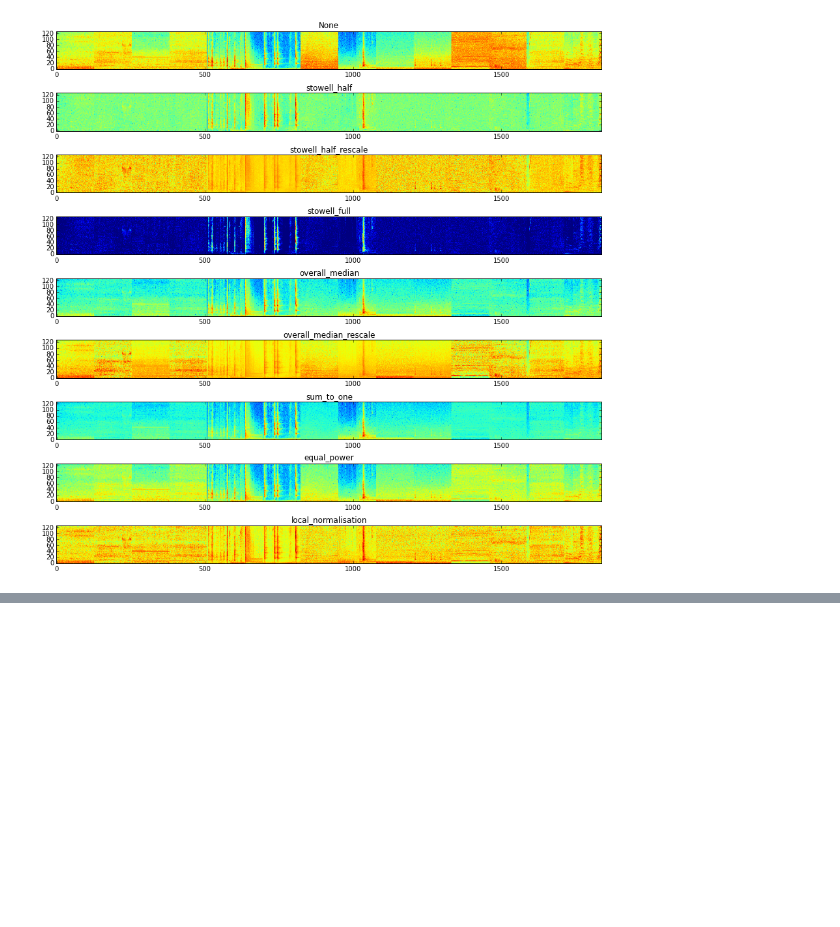
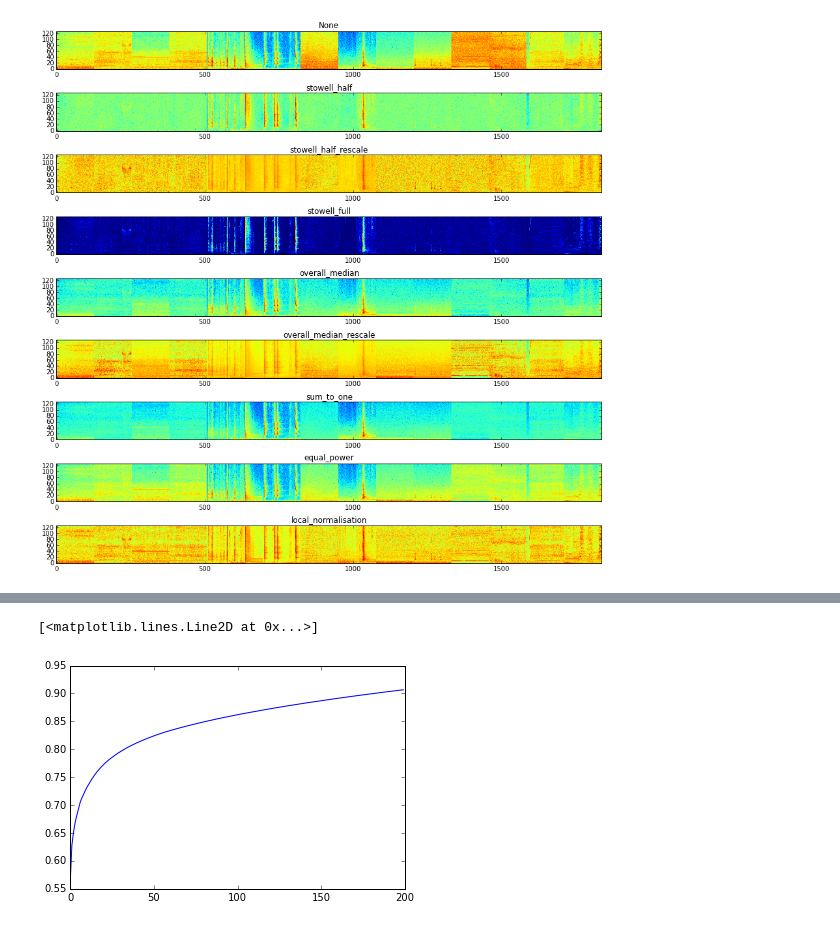
Before and after one commit to mdfirman/CityNet, a Jupyter notebook: notebooks/urban8k/notebooks/check_spectrogram.ipynb, the cells around one changed output, grey strips where cells are left out. Cells and saved outputs as stored; diff of their text form; code cells hidden in the pictures; blank space fills up the shorter version.

```diff
--- a/notebooks/urban8k/notebooks/check_spectrogram.ipynb
+++ b/notebooks/urban8k/notebooks/check_spectrogram.ipynb
@@ -167,0 +322,8 @@ for count, normalisation_strategy in enumerate(strategies):
+# %%
+from sklearn.decomposition import RandomizedPCA
+rpca = RandomizedPCA(n_components=200, whiten=True)
+rpca.fit(normed_train_X)
+plt.plot(np.cumsum(rpca.explained_variance_ratio_))
+# %% [output]
+[<matplotlib.lines.Line2D at 0x...>]
+[figure, added]
```
Also changed, not shown: parts of 14 cells of this notebook, 8 other files.
